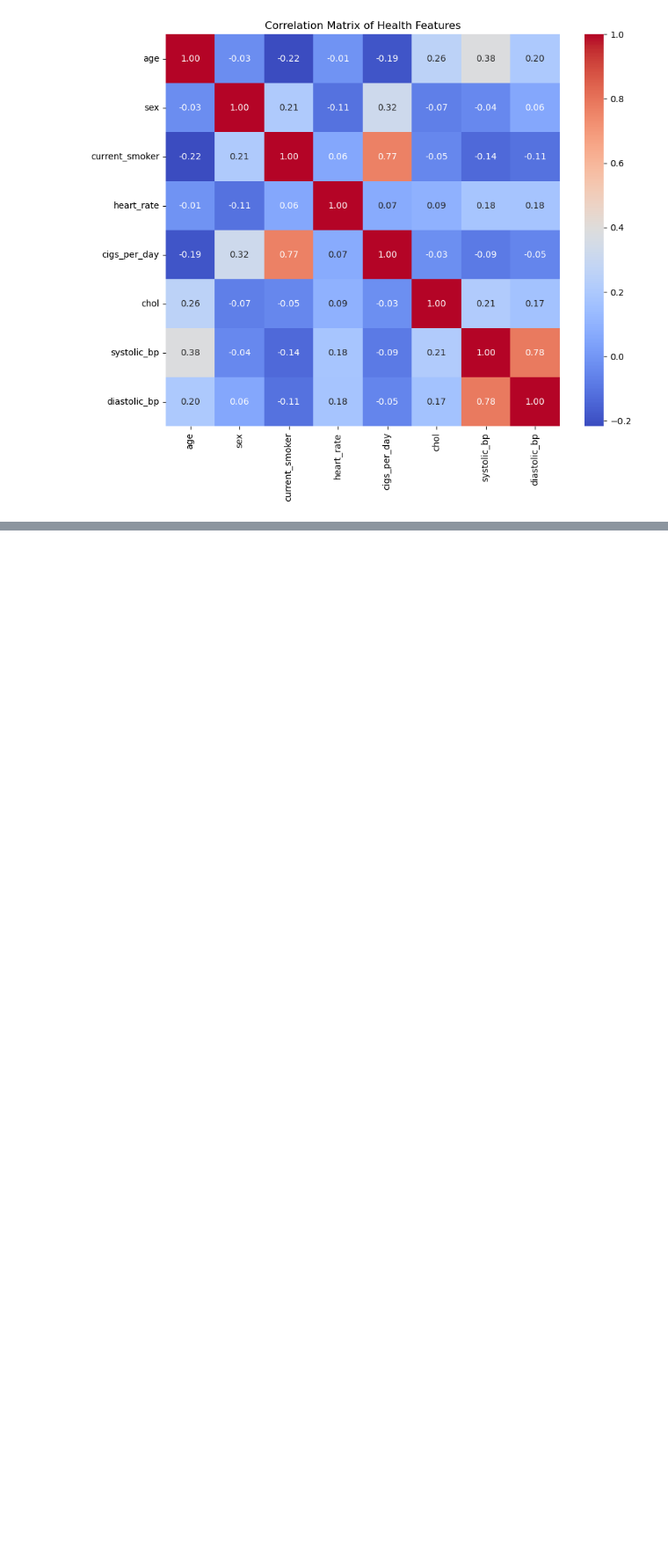
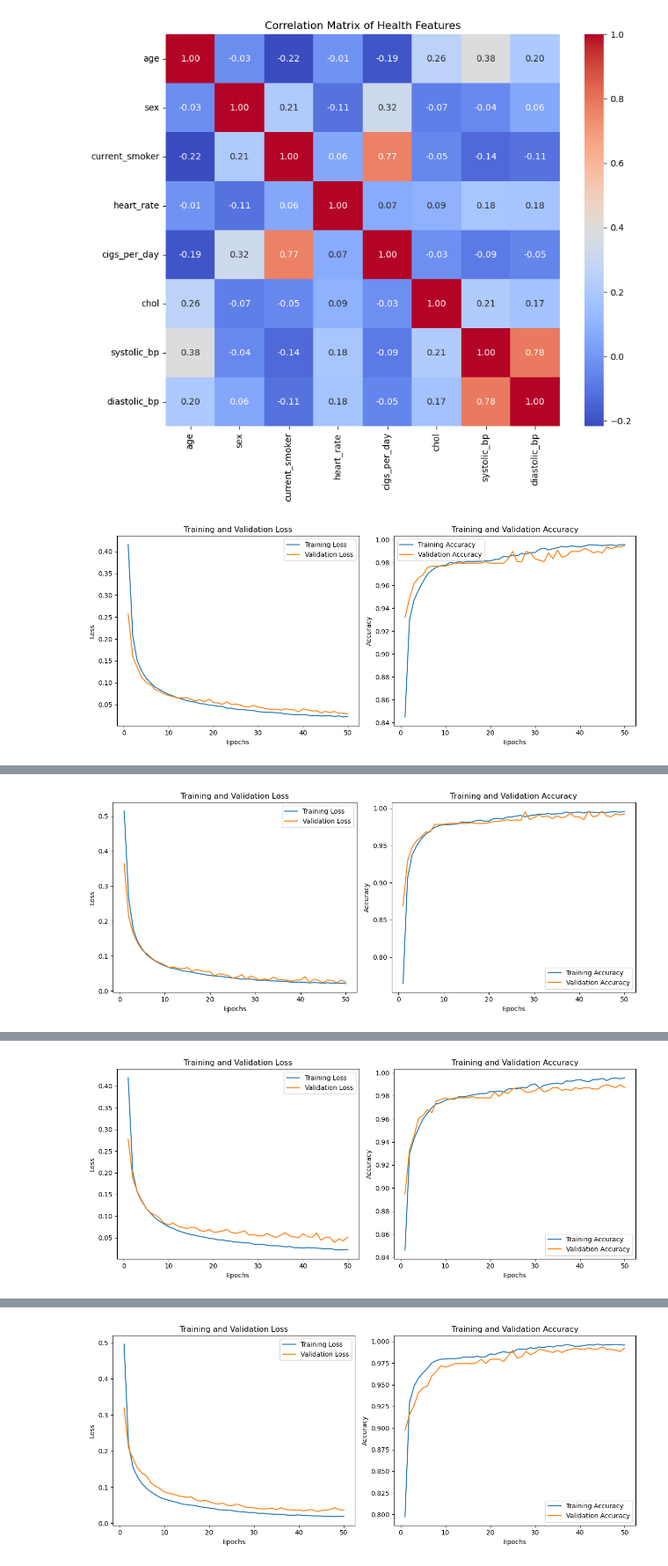
Before and after one commit to mraza328/Smoker-s_Health_NN, a Jupyter notebook: redesigned_NN.ipynb, the cells around one changed output, grey strips where cells are left out. Shown at 88% size. Drawn from its saved outputs; the diff is of its cells as text; code cells hidden in the pictures; blank space fills up the shorter version.

Commit message:
refactore some code and add learning curve visualizations

```diff
--- a/redesigned_NN.ipynb
+++ b/redesigned_NN.ipynb
@@ -95,30 +95,67 @@ accuracy_list = []
 precision_list = []
 recall_list = []
 f1_list = []
+# %%
+# Plot learning curves
+def plot_learning_curves(history):
+    # Get training and validation loss and accuracy from the history
+    loss = history.history['loss']
+    val_loss = history.history['val_loss']
+    accuracy = history.history['accuracy']
+    val_accuracy = history.history['val_accuracy']
+
+    epochs = range(1, len(loss) + 1)
+
+    # Plot loss
+    plt.figure(figsize=(12, 5))
+
+    plt.subplot(1, 2, 1)
+    plt.plot(epochs, loss, label='Training Loss')
+    plt.plot(epochs, val_loss, label='Validation Loss')
+    plt.title('Training and Validation Loss')
+    plt.xlabel('Epochs')
+    plt.ylabel('Loss')
+    plt.legend()
+
+    # Plot accuracy
+    plt.subplot(1, 2, 2)
+    plt.plot(epochs, accuracy, label='Training Accuracy')
+    plt.plot(epochs, val_accuracy, label='Validation Accuracy')
+    plt.title('Training and Validation Accuracy')
+    plt.xlabel('Epochs')
+    plt.ylabel('Accuracy')
+    plt.legend()
+
+    plt.tight_layout()
+    plt.show()
 # %%
 # Train and evaluate using cross-validation
 for train_index, test_index in kf.split(X_scaled):
     X_train, X_test = X_scaled[train_index], X_scaled[test_index]
     y_train, y_test = y[train_index], y[test_index]
 
     model = build_model(X_train.shape[1])
 
-    # Train the model
-    model.fit(X_train, y_train, epochs=50, batch_size=10, verbose=0)
+    # Train the model and capture the history
+    history = model.fit(X_train, y_train, epochs=50, batch_size=10, validation_data=(X_test, y_test), verbose=0)
+
+     # Visualize learning curves for this fold
+    plot_learning_curves(history)
 
     # Predict on the test set
     y_pred = (model.predict(X_test) > 0.5).astype("int32")
 
     # Evaluation metrics
     accuracy = accuracy_score(y_test, y_pred)
     precision = precision_score(y_test, y_pred)
     recall = recall_score(y_test, y_pred)
     f1 = f1_score(y_test, y_pred)
 
     # Store results
     accuracy_list.append(accuracy)
     precision_list.append(precision)
     recall_list.append(recall)
     f1_list.append(f1)
 # %% [output]
+[figure, added]
 25/25 ━━━━━━━━━━━━━━━━━━━━ 0s 2ms/step
@@ -128,0 +162 @@ for train_index, test_index in kf.split(X_scaled):
+[figure, added]
@@ -128,0 +164 @@ for train_index, test_index in kf.split(X_scaled):
+[figure, added]
@@ -128,0 +166 @@ for train_index, test_index in kf.split(X_scaled):
+[figure, added]
```
Also changed, not shown: parts of 3 cells of this notebook.
